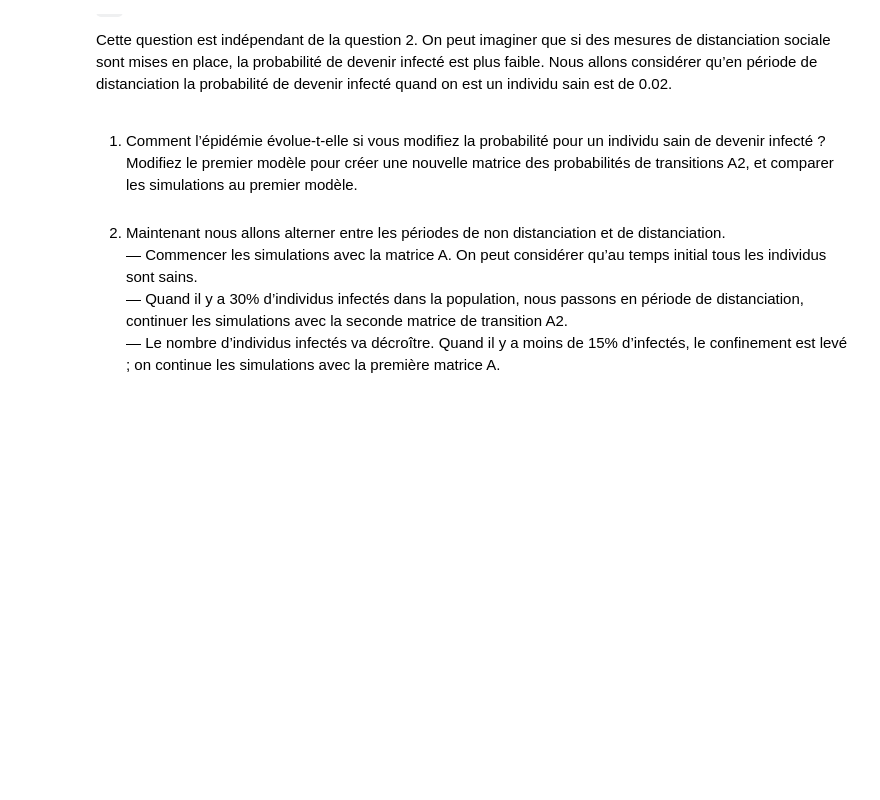
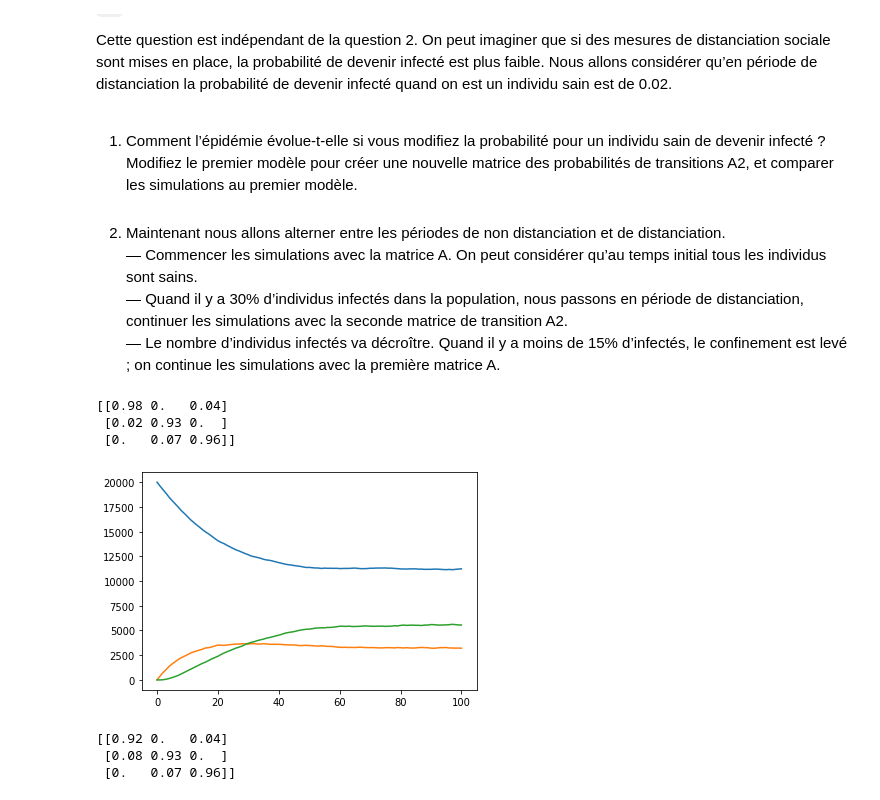
Before and after one commit to petrulii/pandemic-propagation, a Jupyter notebook: projet3_Teo_Ieva.ipynb, the cells around one changed output. Cells and saved outputs as stored; diff of their text form; code cells hidden in the pictures; blank space fills up the shorter version.

```diff
--- a/projet3_Teo_Ieva.ipynb
+++ b/projet3_Teo_Ieva.ipynb
@@ -148,0 +168,45 @@ code
+# %%
+# transition matrix A of size 3x3
+A = np.array([  [0.98,  0,      0.04],
+                [0.02,  0.93,   0],
+                [0,     0.07,   0.96]])
+
+if np.any(np.sum(A, axis=0) != 1) or np.any(A < 0):
+    print("Transition matrix is not Stochastic.")
+else:
+    print(A)
+
+v0 = np.array([1, 0, 0])
+v0_sum = np.cumsum(v0)
+
+a = np.array([tirage_aleatoire(100) for _ in range(20000)])
+count = np.zeros((3, a.shape[1]))
+for j in range(a.shape[1]):
+    count[0, j] = len(np.where(a[:,j] == 0)[0])
+    count[1, j] = len(np.where(a[:,j] == 1)[0])
+    count[2, j] = len(np.where(a[:,j] == 2)[0])
+
+x = [i for i in range(101)]
+plt.plot(x, count[0, :])
+plt.plot(x, count[1, :])
+plt.plot(x, count[2, :])
+plt.show()
+# %% [output]
+[[0.98 0.   0.04]
+ [0.02 0.93 0.  ]
+ [0.   0.07 0.96]]
+[figure, added]
+# %%
+# transition matrix A of size 3x3
+A1 = np.array([  [0.92,  0,      0.04],
+                [0.08,  0.93,   0],
+                [0,     0.07,   0.96]])
+
+if np.any(np.sum(A1, axis=0) != 1) or np.any(A < 0):
+    print("Transition matrix is not Stochastic.")
+else:
+    print(A1)
+# %% [output]
+[[0.92 0.   0.04]
+ [0.08 0.93 0.  ]
+ [0.   0.07 0.96]]
```
Also changed, not shown: parts of 10 cells of this notebook.
